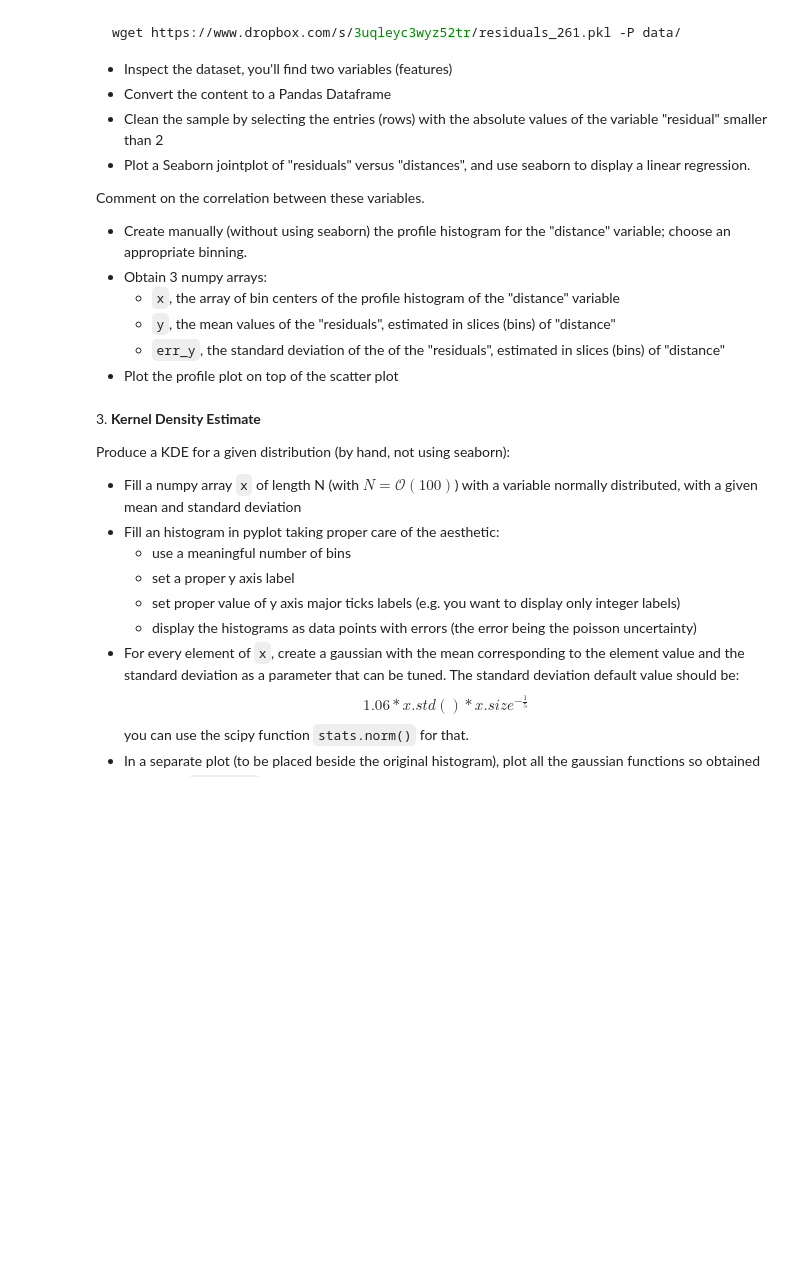
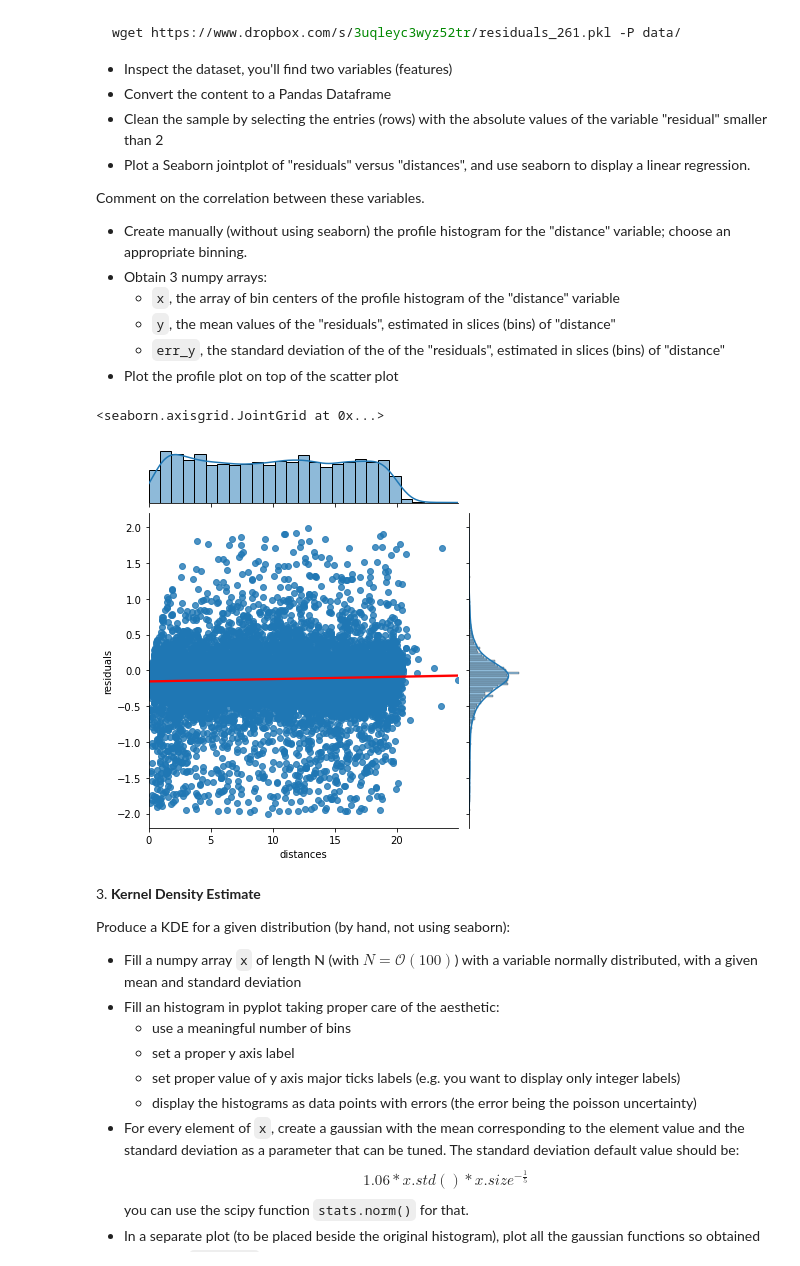
Before and after one commit to zucchett/HighLevelProgramming2021, a Jupyter notebook: 07ex_visualization.ipynb, the cells around one changed output. Saved outputs shown, nothing was run; the diff lists cells and outputs as text; code cells hidden in the pictures; blank space fills up the shorter version.

```diff
--- a/07ex_visualization.ipynb
+++ b/07ex_visualization.ipynb
@@ -31,6 +54,23 @@ Comment on the correlation between these variables.
   * `y`, the mean values of the "residuals", estimated in slices (bins) of "distance"
   * `err_y`, the standard deviation of the of the "residuals", estimated in slices (bins) of "distance"
 * Plot the profile plot on top of the scatter plot
+# %%
+import pandas as pd
+import seaborn as sns
+
+# load the file as an numpy array
+data = np.load('data/residuals_261.pkl',allow_pickle=True)
+# load it as a pandas dataframe
+df = pd.DataFrame(data.item())
+
+#Entries with the absolute values of the variable "residual" smaller than 2
+df_cleaned = df[df['residuals'].abs() < 2]
+df_cleaned
+
+sns.jointplot(x="distances", y="residuals", data=df_cleaned, kind='reg', line_kws={"color": "red"})
+# %% [output]
+<seaborn.axisgrid.JointGrid at 0x...>
+[figure, added]
 # %% [markdown]
 3\. **Kernel Density Estimate**
 
```
Also changed, not shown: parts of 3 cells of this notebook.
